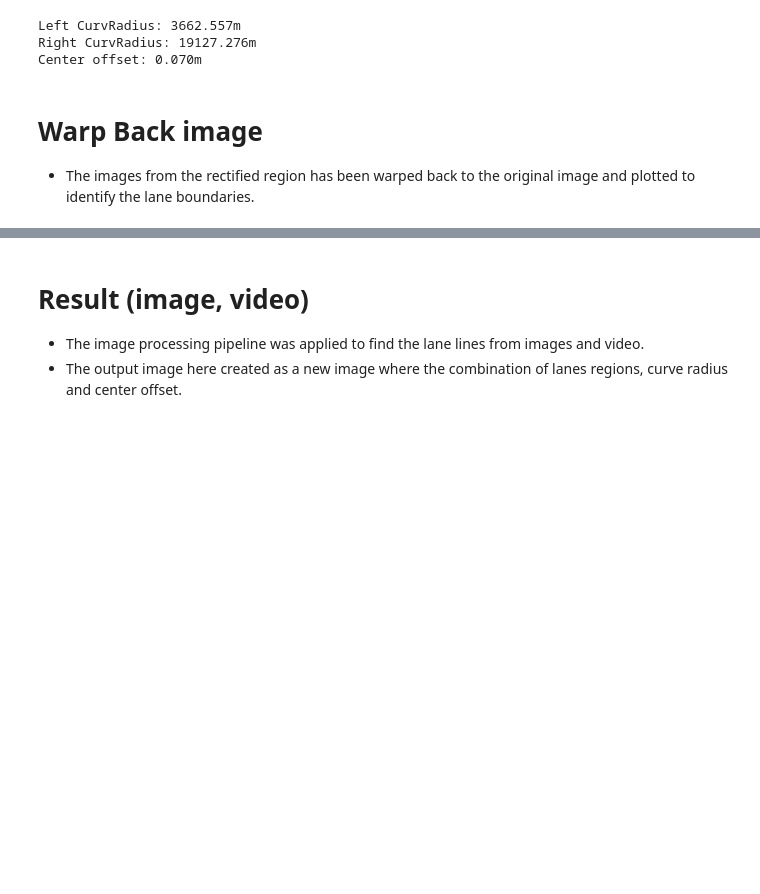
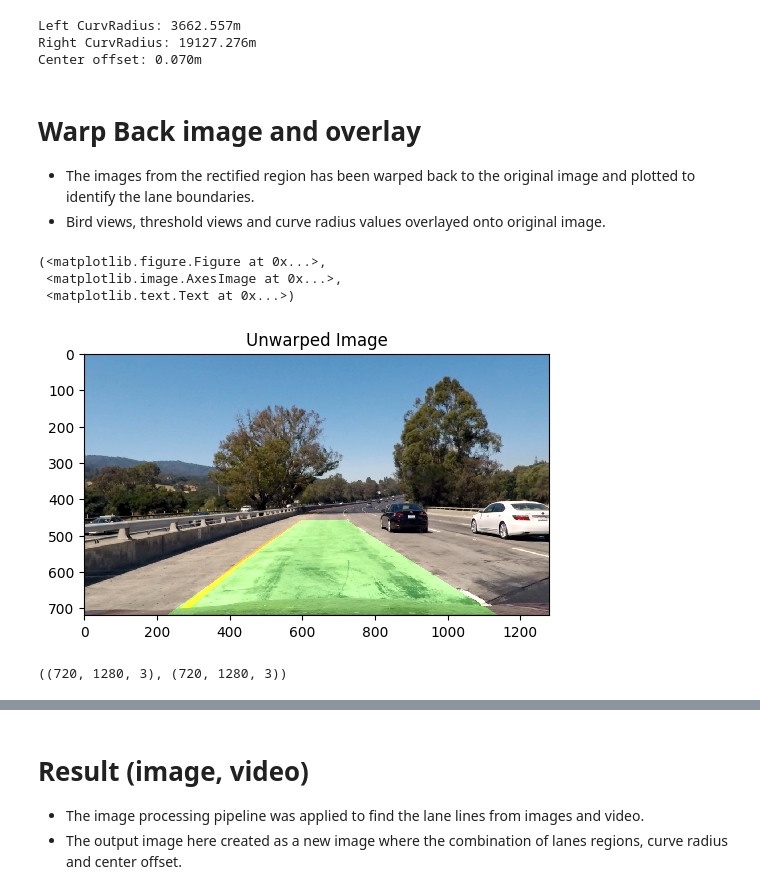
Before and after one commit to jaeoh2/self-driving-car-nd, a Jupyter notebook: CarND-Advanced-Lane-Lines-P4/Advanced-Lane-Lines.ipynb, the cells around one changed output, grey strips where cells are left out. Drawn from its saved outputs; the diff is of its cells as text; code cells hidden in the pictures; blank space fills up the shorter version.

Commit message:
combine result images

```diff
--- a/CarND-Advanced-Lane-Lines-P4/Advanced-Lane-Lines.ipynb
+++ b/CarND-Advanced-Lane-Lines-P4/Advanced-Lane-Lines.ipynb
@@ -245,6 +245,8 @@ dstPoint = np.float32([
 # %%
 #get PerspectiveTransform
 M = cv2.getPerspectiveTransform(srcPoint, dstPoint)
+Minv = cv2.getPerspectiveTransform(dstPoint, srcPoint)
+
 warpedImage = cv2.warpPerspective(combined, M, imgSize)
 
 plt.figure(dpi=300)
@@ -421,5 +423,36 @@ Left CurvRadius: 3662.557m
 Right CurvRadius: 19127.276m
 Center offset: 0.070m
 # %% [markdown]
-# Warp Back image
+# Warp Back image and overlay
 * The images from the rectified region has been warped back to the original image and plotted to identify the lane boundaries.
+* Bird views, threshold views and curve radius values overlayed onto original image.
+# %%
+# Create an image to draw the lines on
+warp_zero = np.zeros_like(warpedImage).astype(np.uint8)
+color_warp = np.dstack((warp_zero, warp_zero, warp_zero))
+
+# Recast the x and y points into usable format for cv2.fillPoly()
+pts_left = np.array([np.transpose(np.vstack([left_fitx, ploty]))])
+pts_right = np.array([np.flipud(np.transpose(np.vstack([right_fitx, ploty])))])
+pts = np.hstack((pts_left, pts_right))
+
+# Draw the lane onto the warped blank image
+cv2.fillPoly(color_warp, np.int_([pts]), (0,255, 0))
+
+# Warp the blank back to original image space using inverse perspective matrix (Minv)
+newwarp = cv2.warpPerspective(color_warp, Minv, (color_warp.shape[1], color_warp.shape[0]))
+# Combine the result with the original image
+result = cv2.addWeighted(dstImage, 1, newwarp, 0.3, 0)
+
+plt.figure(dpi=100),plt.imshow(result),plt.title("Unwarped Image")
+# %% [output]
+(<matplotlib.figure.Figure at 0x...>,
+ <matplotlib.image.AxesImage at 0x...>,
+ <matplotlib.text.Text at 0x...>)
+[figure, added]
+# %%
+combinedColor = cv2.cvtColor((combined*255).astype(np.uint8), cv2.COLOR_GRAY2BGR)
+warpedImageColor = cv2.cvtColor((warpedImage*255).astype(np.uint8), cv2.COLOR_GRAY2BGR)
+combinedColor.shape, warpedImageColor.shape
+# %% [output]
+((720, 1280, 3), (720, 1280, 3))
```
Also changed, not shown: parts of 3 cells of this notebook.
